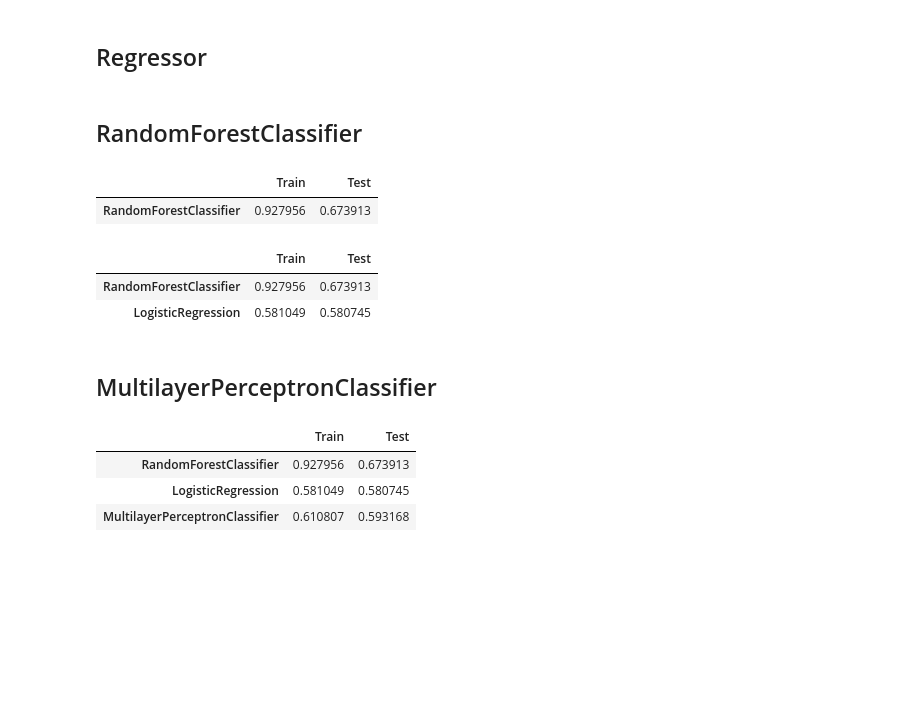
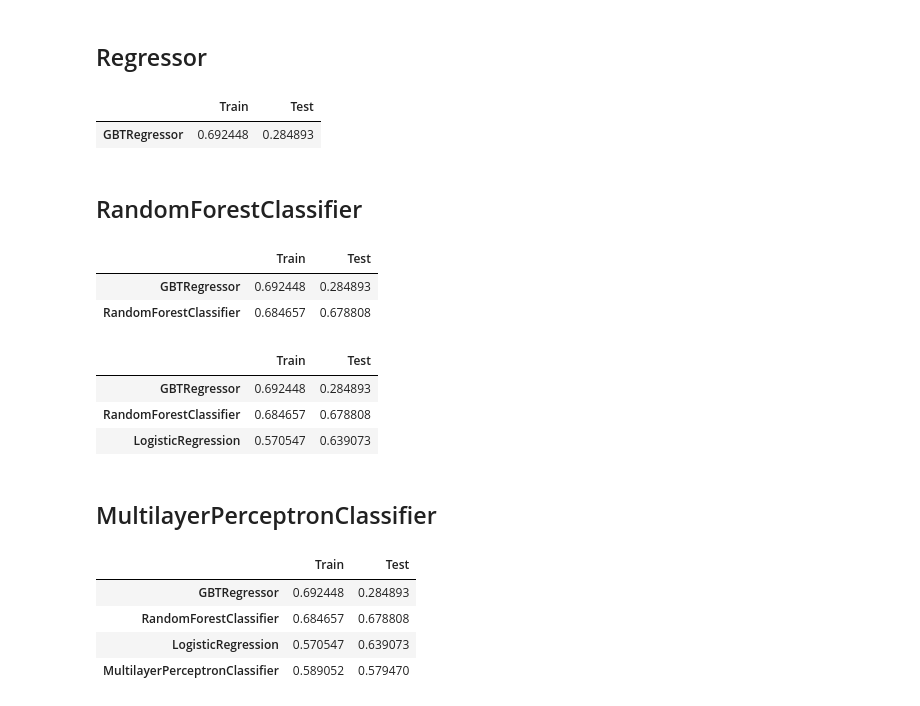
Before and after one commit to riyadparvez/pyspark-datascience, a Jupyter notebook: wine-quality/spark.ipynb, the cells around one changed output. Saved outputs shown, nothing was run; the diff lists cells and outputs as text; code cells hidden in the pictures; blank space fills up the shorter version.

```diff
--- a/wine-quality/spark.ipynb
+++ b/wine-quality/spark.ipynb
@@ -131,7 +150,7 @@ accuracyDataFrame = pd.DataFrame(columns=['Train', 'Test'])
 # %% [markdown]
 ## Regressor
 # %%
-%%script false
+# %%script false
 from pyspark.ml.regression import GBTRegressor
 from pyspark.ml import Pipeline
 from pyspark.ml.tuning import CrossValidator, ParamGridBuilder
@@ -154,10 +173,15 @@ model = crossval.fit(gbtRegressorTrain)
 gbtRegressorTrain = model.transform(gbtRegressorTrain)
 gbtRegressorTest = model.transform(test)
 
-evaluator = MulticlassClassificationEvaluator(labelCol='quality')
+evaluator = RegressionEvaluator(labelCol='quality')
 
-print(evaluator.evaluate(gbtRegressorTrain, {evaluator.metricName: "accuracy"}))
-print(evaluator.evaluate(gbtRegressorTest, {evaluator.metricName: "accuracy"}))
+trainAccuracy = evaluator.evaluate(gbtRegressorTrain, {evaluator.metricName: "r2"})
+testAccuracy = evaluator.evaluate(gbtRegressorTest, {evaluator.metricName: "r2"})
+accuracyDataFrame.loc['GBTRegressor'] = [trainAccuracy, testAccuracy]
+accuracyDataFrame
+# %% [output]
+|  | Train | Test |
+| GBTRegressor | 0.692448 | 0.284893 |
 # %% [markdown]
 ## RandomForestClassifier
 # %%
@@ -172,8 +196,8 @@ randomForestClassifierTest = test
 assembler = VectorAssembler(inputCols=cols, outputCol='features')
 classifier = RandomForestClassifier(labelCol='quality')
 pipeline = Pipeline(stages=[assembler, classifier])
-grid = ParamGridBuilder().addGrid(classifier.maxDepth, [5, 10])\
-                         .addGrid(classifier.numTrees, [10, 15])\
+grid = ParamGridBuilder().addGrid(classifier.maxDepth, [3, 5])\
+                         .addGrid(classifier.numTrees, [20, 50])\
                          .build()
 crossval = CrossValidator(estimator=pipeline,
                           estimatorParamMaps = grid,
@@ -192,7 +216,8 @@ accuracyDataFrame.loc['RandomForestClassifier'] = [trainAccuracy, testAccuracy]
 accuracyDataFrame
 # %% [output]
 |  | Train | Test |
-| RandomForestClassifier | 0.927956 | 0.673913 |
+| GBTRegressor | 0.692448 | 0.284893 |
+| RandomForestClassifier | 0.684657 | 0.678808 |
 # %%
 from pyspark.ml.classification import LogisticRegression
 
@@ -225,8 +250,9 @@ accuracyDataFrame.loc['LogisticRegression'] = [trainAccuracy, testAccuracy]
 accuracyDataFrame
 # %% [output]
 |  | Train | Test |
-| RandomForestClassifier | 0.927956 | 0.673913 |
-| LogisticRegression | 0.581049 | 0.580745 |
+| GBTRegressor | 0.692448 | 0.284893 |
+| RandomForestClassifier | 0.684657 | 0.678808 |
+| LogisticRegression | 0.570547 | 0.639073 |
 # %% [markdown]
 ## MultilayerPerceptronClassifier
 # %%
@@ -309,34 +335,35 @@ cols.remove(labelCol)
 
 mlpClassifierTrain = train
 mlpClassifierTest = test
 
 minTransformation = MinTransformation().setInputCol('quality').setOutputCol('reQuality')
 assembler = VectorAssembler(inputCols=cols, outputCol='features')
 classifier = MultilayerPerceptronClassifier(labelCol='reQuality')
 constTransformation = ConstTransformation().setInputCol('prediction').setOutputCol('actualPrediction')
 
 pipeline = Pipeline(stages=[minTransformation, assembler, classifier, constTransformation])
 grid = ParamGridBuilder().addGrid(classifier.maxIter, [100, 200])\
-                         .addGrid(classifier.layers, [[11, 10, 6], [11, 20, 6]])\
+                         .addGrid(classifier.layers, [[11, 10, 10, 6], [11, 20, 10, 6]])\
                          .build()
 crossval = CrossValidator(estimator=pipeline,
                           estimatorParamMaps = grid,
                           evaluator = MulticlassClassificationEvaluator(labelCol='quality', predictionCol='actualPrediction'),
                           numFolds=10)
 
 model = crossval.fit(mlpClassifierTrain)
 mlpClassifierTrain = model.transform(mlpClassifierTrain)
 mlpClassifierTest = model.transform(mlpClassifierTest)
 
 evaluator = MulticlassClassificationEvaluator(labelCol='quality', predictionCol='actualPrediction')
 
 trainAccuracy = evaluator.evaluate(mlpClassifierTrain, {evaluator.metricName: "accuracy"})
 testAccuracy = evaluator.evaluate(mlpClassifierTest, {evaluator.metricName: "accuracy"})
 
 accuracyDataFrame.loc['MultilayerPerceptronClassifier'] = [trainAccuracy, testAccuracy]
 accuracyDataFrame
 # %% [output]
 |  | Train | Test |
-| RandomForestClassifier | 0.927956 | 0.673913 |
-| LogisticRegression | 0.581049 | 0.580745 |
-| MultilayerPerceptronClassifier | 0.610807 | 0.593168 |
+| GBTRegressor | 0.692448 | 0.284893 |
+| RandomForestClassifier | 0.684657 | 0.678808 |
+| LogisticRegression | 0.570547 | 0.639073 |
+| MultilayerPerceptronClassifier | 0.589052 | 0.579470 |
```
Also changed, not shown: parts of 5 cells of this notebook, 3 other files.
